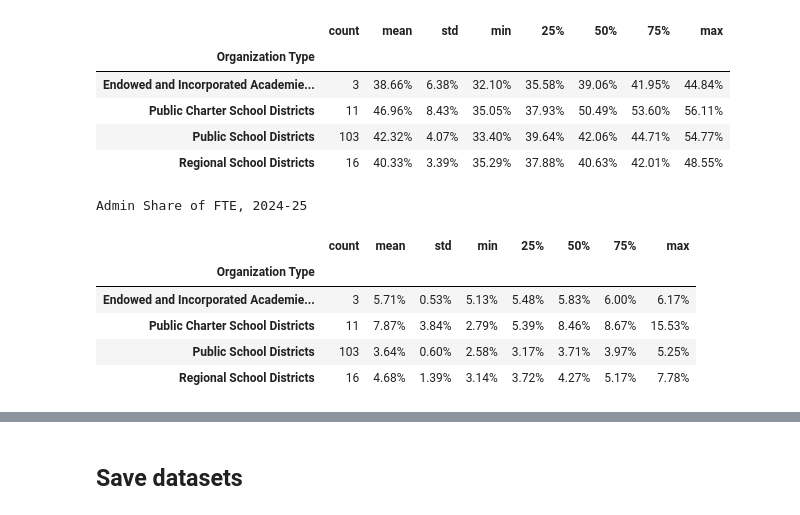
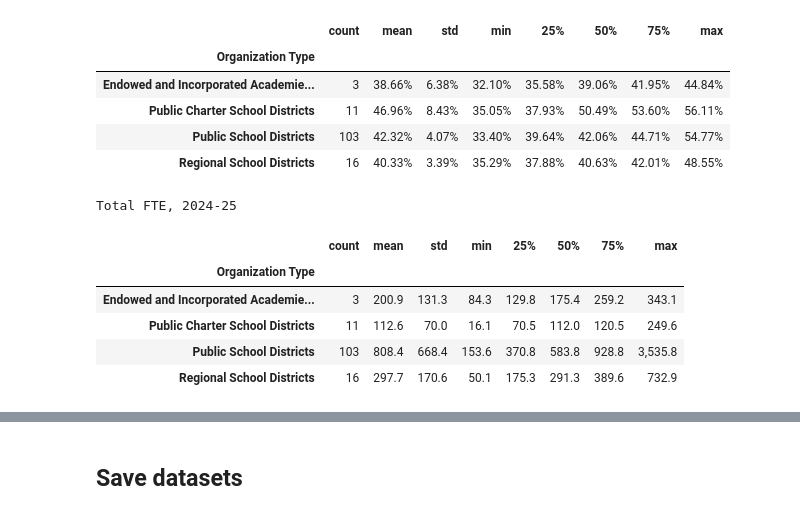
Before and after one commit to jdanke/granby-budget, a Jupyter notebook: education data assembly.ipynb, the cells around one changed output, grey strips where cells are left out. Drawn from its saved outputs; the diff is of its cells as text; code cells hidden in the pictures.

Commit message:
charter FTE

```diff
--- a/education data assembly.ipynb
+++ b/education data assembly.ipynb
@@ -2080,15 +2080,15 @@ Educational Share of FTE, 2024-25
 | Public School Districts | 103 | 42.32% | 4.07% | 33.40% | 39.64% | 42.06% | 44.71% | 54.77% |
 | Regional School Districts | 16 | 40.33% | 3.39% | 35.29% | 37.88% | 40.63% | 42.01% | 48.55% |
 # %%
-_ts = totalstaff[(totalstaff['High Grade'] == 12) & (totalstaff['Year'] == '2024-25')].groupby('Organization Type')['Admin Share Of FTE'].describe()
-fdict = {c: '{:.2%}' for c in _ts.columns}
+_ts = totalstaff[(totalstaff['High Grade'] == 12) & (totalstaff['Year'] == '2024-25')].groupby('Organization Type')['FTE Count'].describe()
+fdict = {c: '{:,.1f}' for c in _ts.columns}
 fdict['count'] = '{:.0f}'
-_ts.style.format(fdict).set_caption("Admin Share of FTE, 2024-25")
+_ts.style.format(fdict).set_caption("Total FTE, 2024-25")
 # %% [output]
-Admin Share of FTE, 2024-25
+Total FTE, 2024-25
 |  | count | mean | std | min | 25% | 50% | 75% | max |
 | Organization Type |  |  |  |  |  |  |  |  |
-| Endowed and Incorporated Academie... | 3 | 5.71% | 0.53% | 5.13% | 5.48% | 5.83% | 6.00% | 6.17% |
-| Public Charter School Districts | 11 | 7.87% | 3.84% | 2.79% | 5.39% | 8.46% | 8.67% | 15.53% |
-| Public School Districts | 103 | 3.64% | 0.60% | 2.58% | 3.17% | 3.71% | 3.97% | 5.25% |
-| Regional School Districts | 16 | 4.68% | 1.39% | 3.14% | 3.72% | 4.27% | 5.17% | 7.78% |
+| Endowed and Incorporated Academie... | 3 | 200.9 | 131.3 | 84.3 | 129.8 | 175.4 | 259.2 | 343.1 |
+| Public Charter School Districts | 11 | 112.6 | 70.0 | 16.1 | 70.5 | 112.0 | 120.5 | 249.6 |
+| Public School Districts | 103 | 808.4 | 668.4 | 153.6 | 370.8 | 583.8 | 928.8 | 3,535.8 |
+| Regional School Districts | 16 | 297.7 | 170.6 | 50.1 | 175.3 | 291.3 | 389.6 | 732.9 |
```
Also changed, not shown: parts of 1 cell of this notebook, 1 other file.
